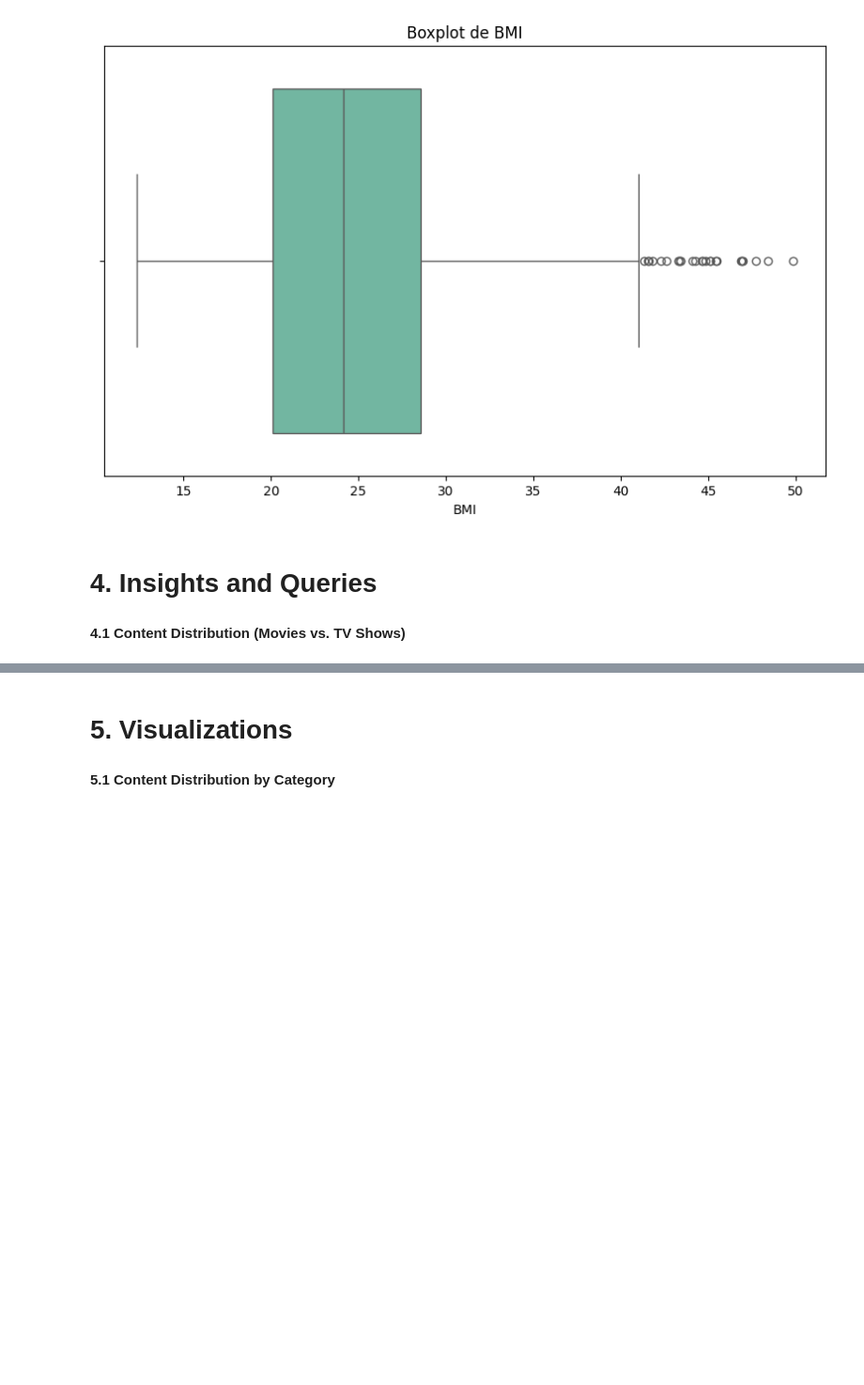
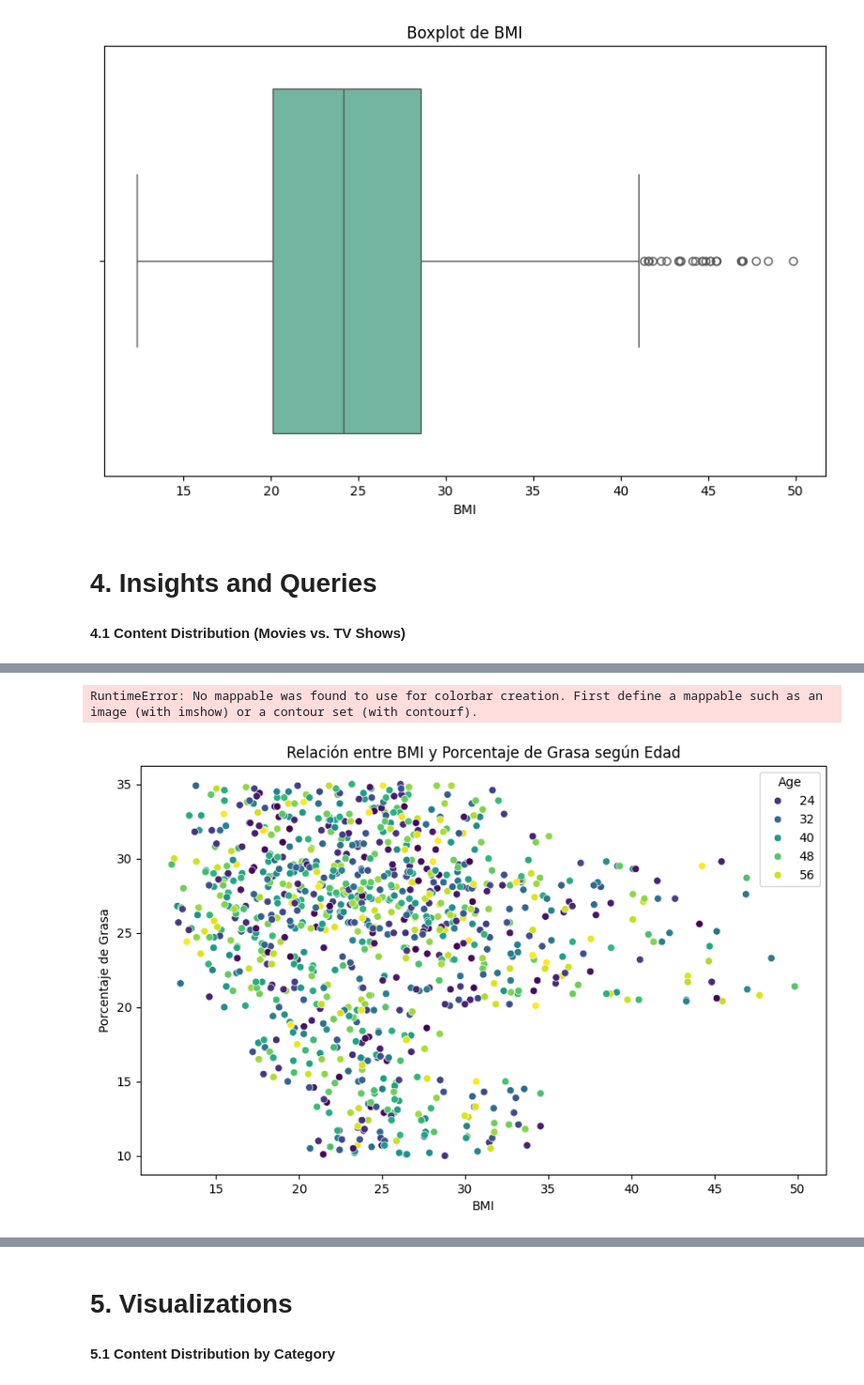
Before and after one commit to leandruko/Proyectos-DA, a Jupyter notebook: Proyecto-1/Project1.ipynb, the cells around one changed output, grey strips where cells are left out. Shown at 94% size. Drawn from its saved outputs; the diff is of its cells as text; code cells hidden in the pictures; blank space fills up the shorter version.

```diff
--- a/Proyecto-1/Project1.ipynb
+++ b/Proyecto-1/Project1.ipynb
@@ -383,0 +304,11 @@ Passing `palette` without assigning `hue` is deprecated and will be removed in v
+# %%
+plt.figure(figsize=(10, 6))
+sns.scatterplot(x='BMI', y='Fat_Percentage', hue='Age', data=df, palette='viridis')
+plt.title("Relación entre BMI y Porcentaje de Grasa según Edad")
+plt.xlabel("BMI")
+plt.ylabel("Porcentaje de Grasa")
+plt.colorbar(label='Edad')
+plt.show()
+# %% [output]
+RuntimeError: No mappable was found to use for colorbar creation. First define a mappable such as an image (with imshow) or a contour set (with contourf).
+[figure, added]
```
Also changed, not shown: parts of 28 cells of this notebook.
